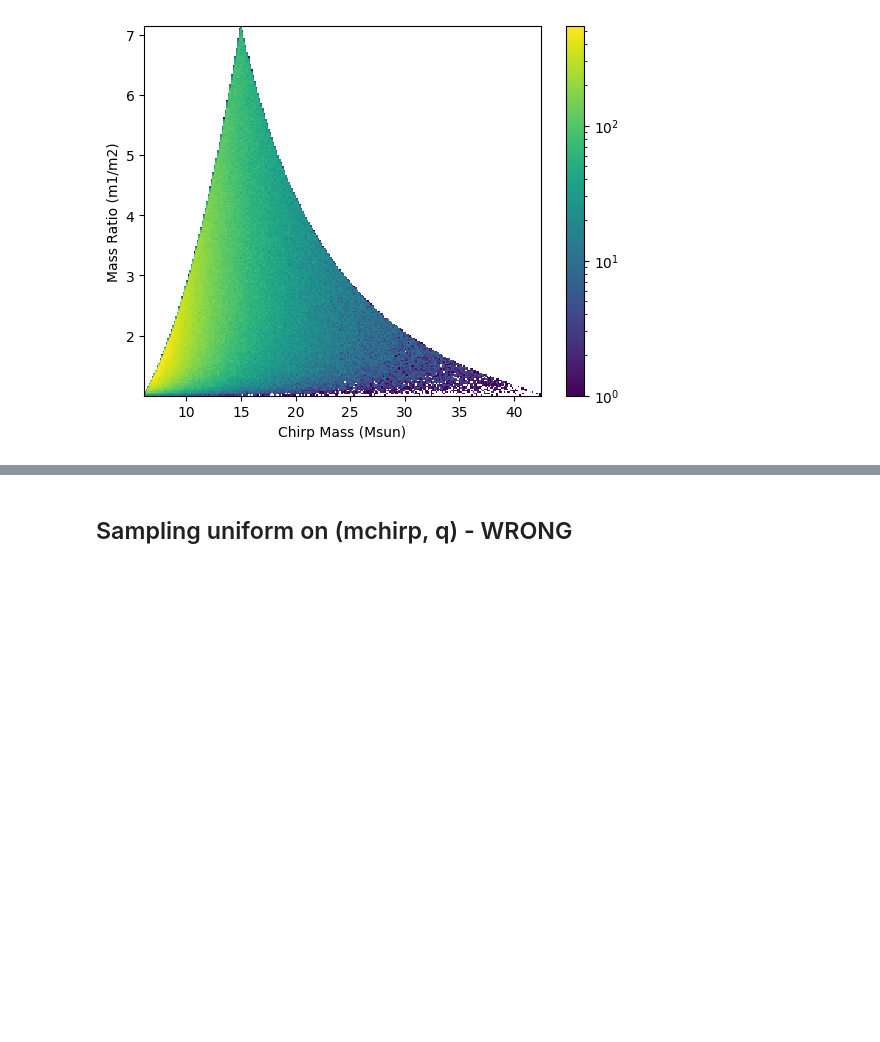
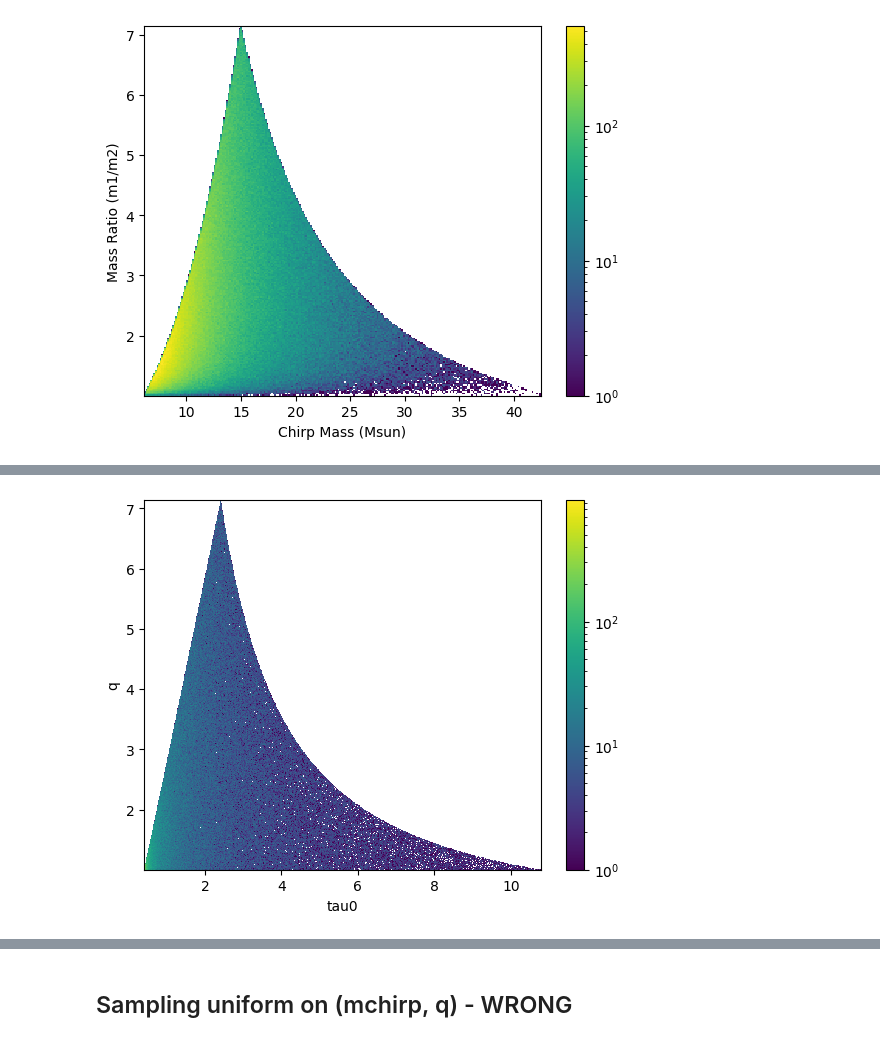
Before and after one commit to nnarenraju/sage, a Jupyter notebook: notebooks/template_placement.ipynb, the cells around one changed output, grey strips where cells are left out. Cells and saved outputs as stored; diff of their text form; code cells hidden in the pictures; blank space fills up the shorter version.

```diff
--- a/notebooks/template_placement.ipynb
+++ b/notebooks/template_placement.ipynb
@@ -350,0 +393,8 @@ plt.show()
+# %%
+plt.hist2d(data[:,4], data[:,2], bins=1024, norm=mpl.colors.LogNorm())
+plt.xlabel('tau0')
+plt.ylabel('q')
+plt.colorbar()
+plt.show()
+# %% [output]
+[figure, added]
```
Also changed, not shown: parts of 11 cells of this notebook.
